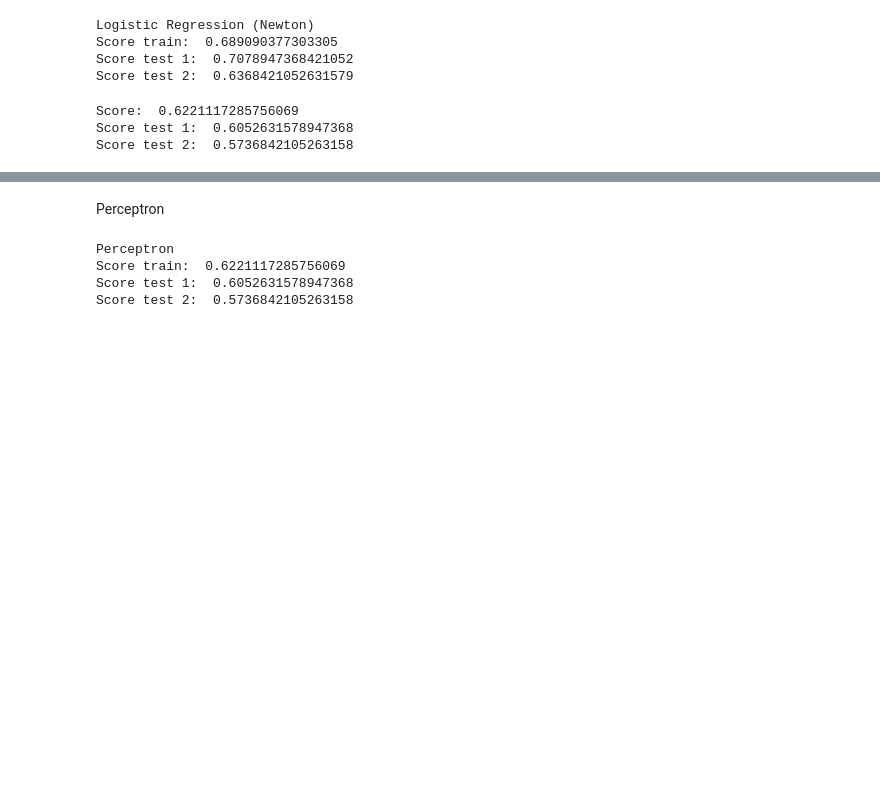
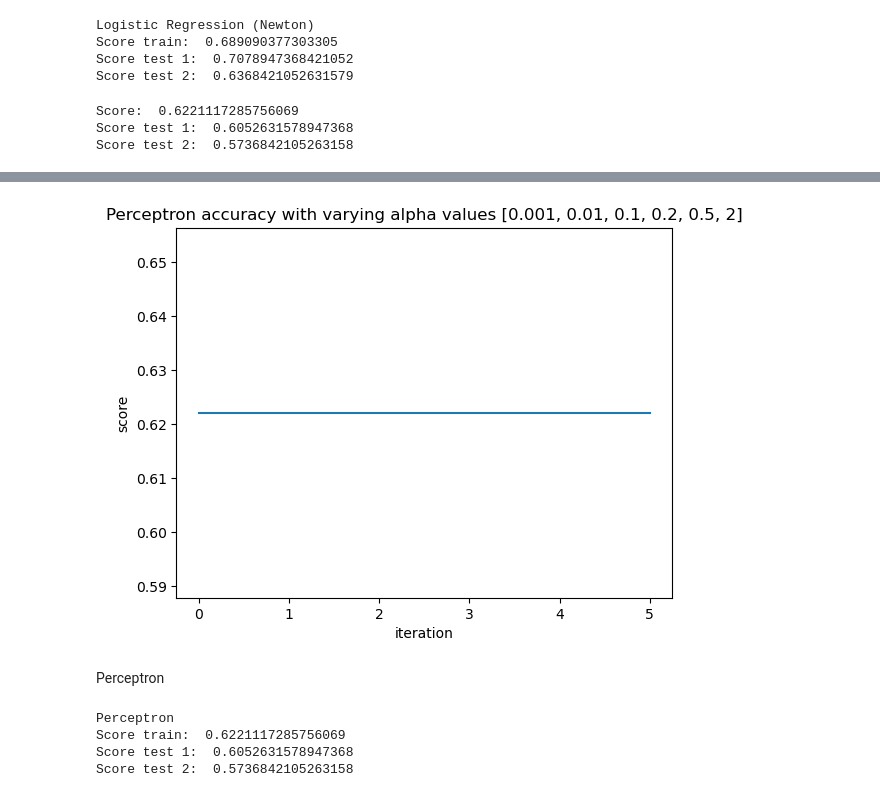
Before and after one commit to hojeonglee98/EE499project, a Jupyter notebook: project/ee499_final_project.ipynb, the cells around one changed output, grey strips where cells are left out. Drawn from its saved outputs; the diff is of its cells as text; code cells hidden in the pictures; blank space fills up the shorter version.

```diff
--- a/project/ee499_final_project.ipynb
+++ b/project/ee499_final_project.ipynb
@@ -250,17 +262,25 @@ Score test 2:  0.5736842105263158
 #     alpha_values.append(val)
 #     val = val + 0.0001
 # %%
-# score_hist = []
-# for it in alpha_values:
-#     perc_clf = Perceptron(alpha= it, tol=1e-3, random_state=max_index_seed)
-#     perc_clf.fit(X_train, Y_train)
-#     Perceptron()
-#     score_hist.append(perc_clf.score(X_train, Y_train))
+score_hist = []
+for it in [0.001, 0.01, 0.1, 0.2, 0.5, 2]:
+    perc_clf = Perceptron(alpha= it, tol=1e-3, random_state=859)
+    perc_clf.fit(X_train, Y_train)
+    Perceptron()
+    score_hist.append(perc_clf.score(X_train, Y_train))
 
 # print('Max score: ', max(score_hist))
 # max_value_alpha = max(score_hist)
 # max_index_alpha = score_hist.index(max_value_alpha)
 # print(max_index_alpha)
+
+plt.plot(range(0, len(score_hist)), score_hist)
+plt.title('Perceptron accuracy with varying alpha values [0.001, 0.01, 0.1, 0.2, 0.5, 2]')
+plt.xlabel('iteration')
+plt.ylabel('score')
+plt.show()
+# %% [output]
+[figure, added]
 # %%
 # print('Max score: ', max(score_hist))
 # max_value_alpha = max(score_hist)
```
Also changed, not shown: parts of 17 cells of this notebook, 1 other file.
